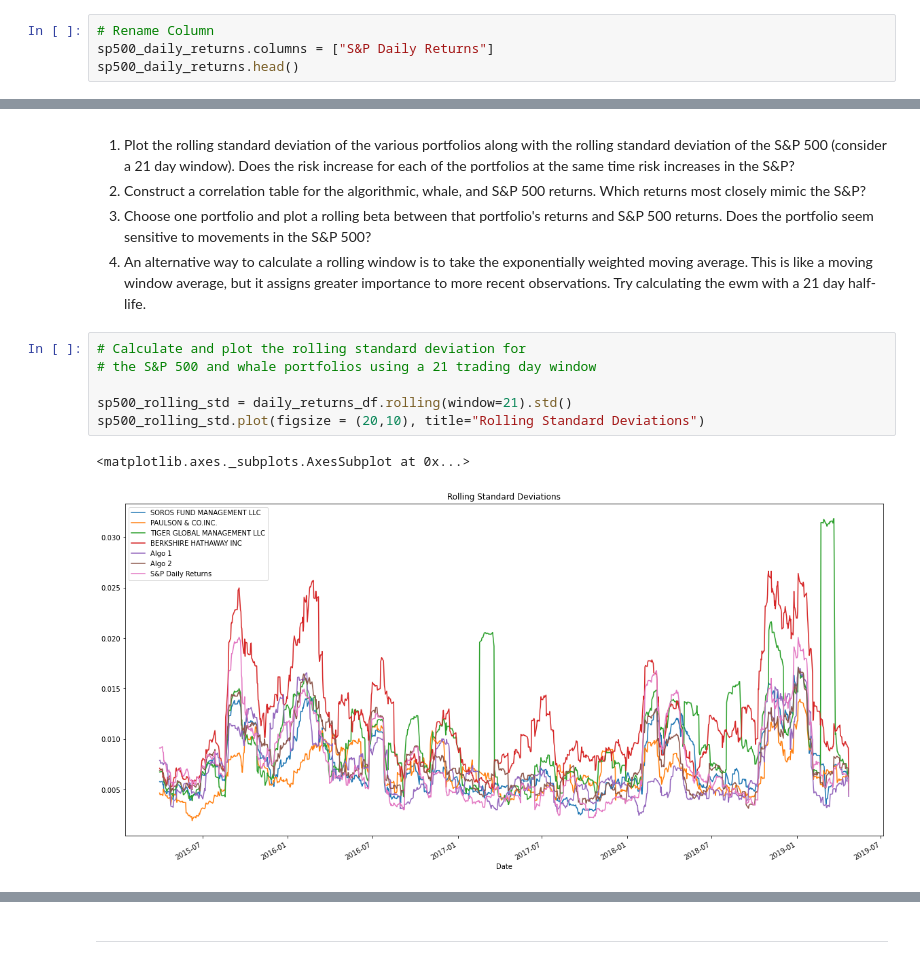
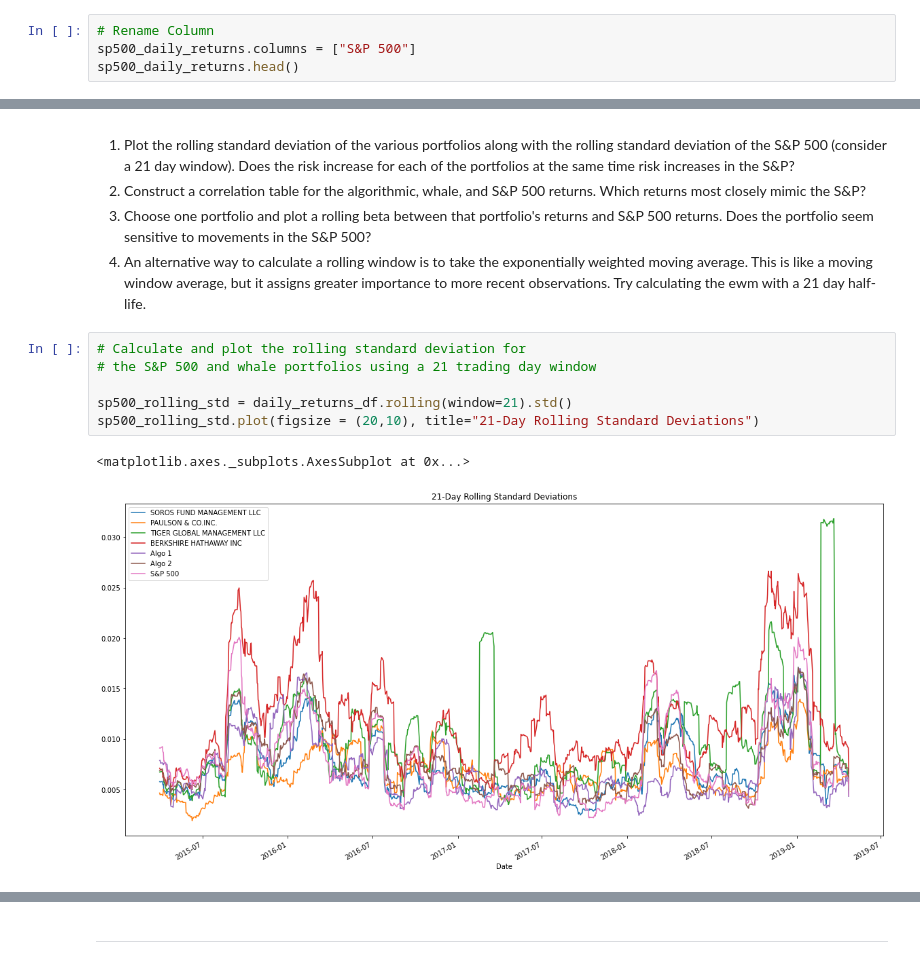
Before and after one commit to fischlerben/Portfolio-Analysis, a Jupyter notebook: Portfolio Analysis.ipynb, the cells around one changed output, grey strips where cells are left out. Drawn from its saved outputs; the diff is of its cells as text.

```diff
--- a/Portfolio Analysis.ipynb
+++ b/Portfolio Analysis.ipynb
@@ -163,6 +172,6 @@ sp500_daily_returns.head()
 | 2012-10-08 | -0.003457 |
 # %%
 # Rename Column
-sp500_daily_returns.columns = ["S&P Daily Returns"]
+sp500_daily_returns.columns = ["S&P 500"]
 sp500_daily_returns.head()
 # %% [output]
@@ -296,12 +302,12 @@ Risk changes over time. Analyze the rolling statistics for Risk and Beta.
 # %%
 # Calculate and plot the rolling standard deviation for
 # the S&P 500 and whale portfolios using a 21 trading day window
 
 sp500_rolling_std = daily_returns_df.rolling(window=21).std()
-sp500_rolling_std.plot(figsize = (20,10), title="Rolling Standard Deviations")
+sp500_rolling_std.plot(figsize = (20,10), title="21-Day Rolling Standard Deviations")
 # %% [output]
 <matplotlib.axes._subplots.AxesSubplot at 0x...>
-[figure, old version]
+[figure, new version]
 # %%
 # Construct a correlation table
 correlation = daily_returns_df.corr()
```
Also changed, not shown: parts of 26 cells of this notebook.
